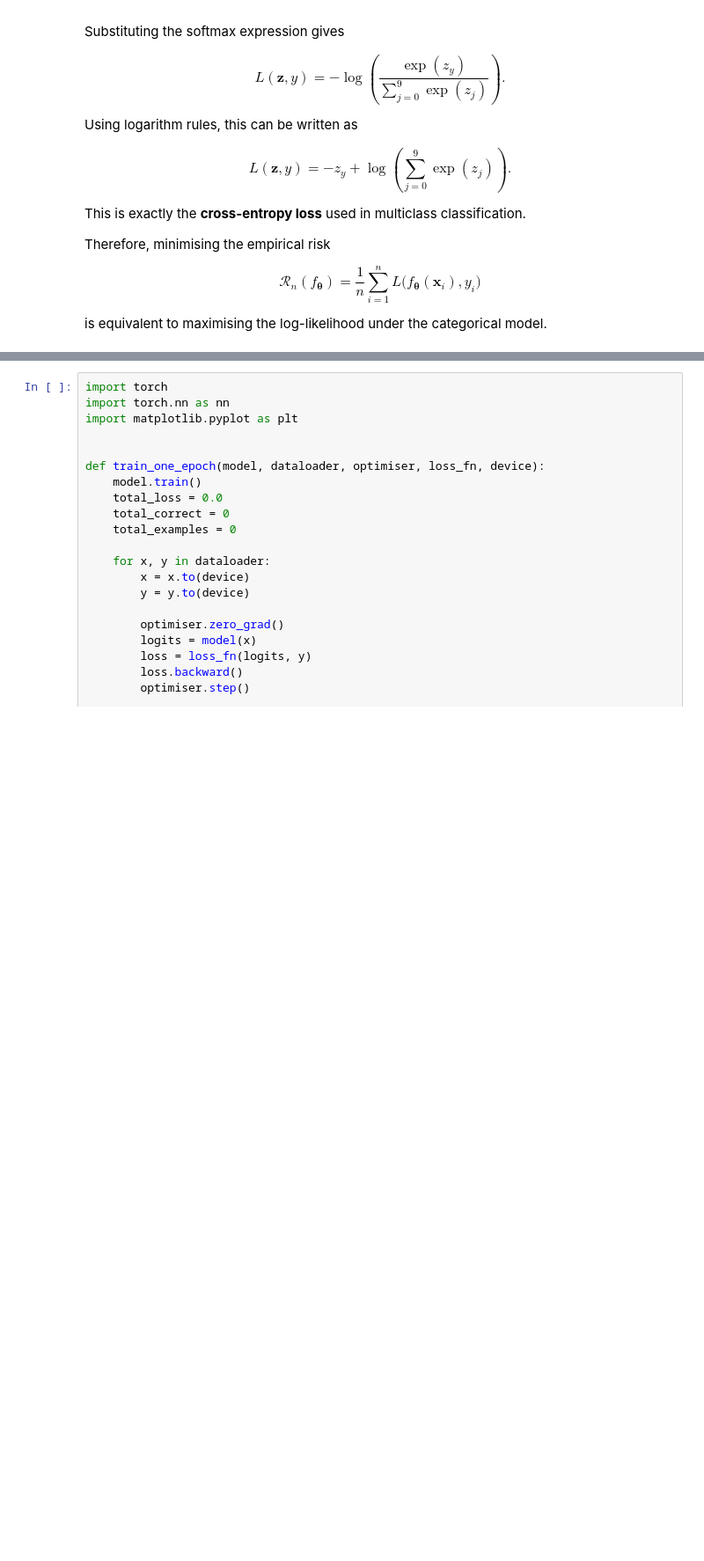
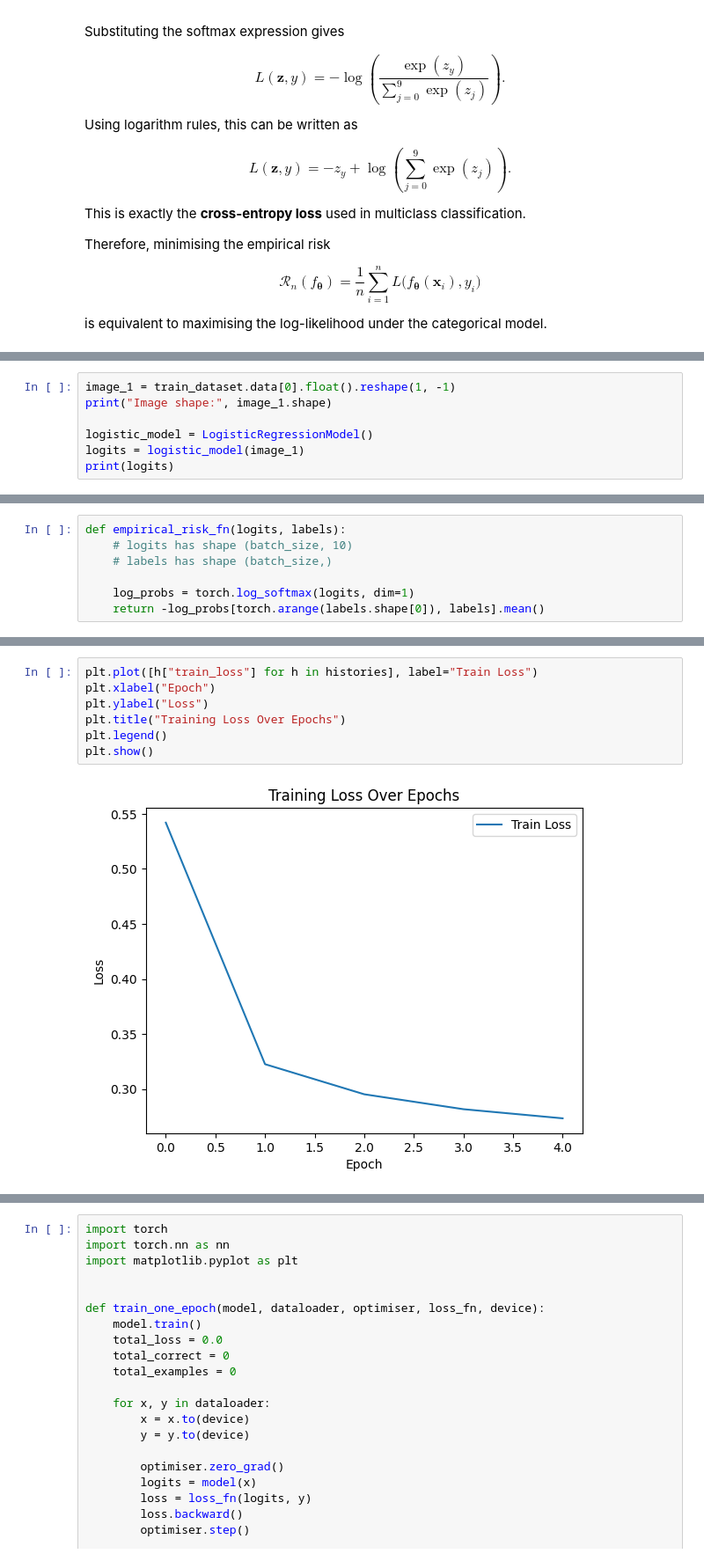
Before and after one commit to MatthewAlexanderFisher/NCL-MAS3919, a Jupyter notebook: content/practicals/3-training-ml-models-in-pytorch.ipynb, the cells around one changed output, grey strips where cells are left out. Shown at 88% size. Drawn from its saved outputs; the diff is of its cells as text; blank space fills up the shorter version.

```diff
--- a/content/practicals/3-training-ml-models-in-pytorch.ipynb
+++ b/content/practicals/3-training-ml-models-in-pytorch.ipynb
@@ -588,0 +624,7 @@ is equivalent to maximising the log-likelihood under the categorical model.
+# %%
+image_1 = train_dataset.data[0].float().reshape(1, -1)
+print("Image shape:", image_1.shape)
+
+logistic_model = LogisticRegressionModel()
+logits = logistic_model(image_1)
+print(logits)
@@ -589,3 +662,10 @@ is equivalent to maximising the log-likelihood under the categorical model.
+# %%
+def empirical_risk_fn(logits, labels):
+    # logits has shape (batch_size, 10)
+    # labels has shape (batch_size,)
+
+    log_probs = torch.log_softmax(logits, dim=1)
+    return -log_probs[torch.arange(labels.shape[0]), labels].mean()
 # %% [markdown]
 ### Component 3: The optimiser
 
@@ -598,0 +774,9 @@ optimiser = torch.optim.Adam(model.parameters(), lr=0.001)
+# %%
+plt.plot([h["train_loss"] for h in histories], label="Train Loss")
+plt.xlabel("Epoch")
+plt.ylabel("Loss")
+plt.title("Training Loss Over Epochs")
+plt.legend()
+plt.show()
+# %% [output]
+[figure, added]
```
Also changed, not shown: parts of 13 cells of this notebook, 13 other files.
